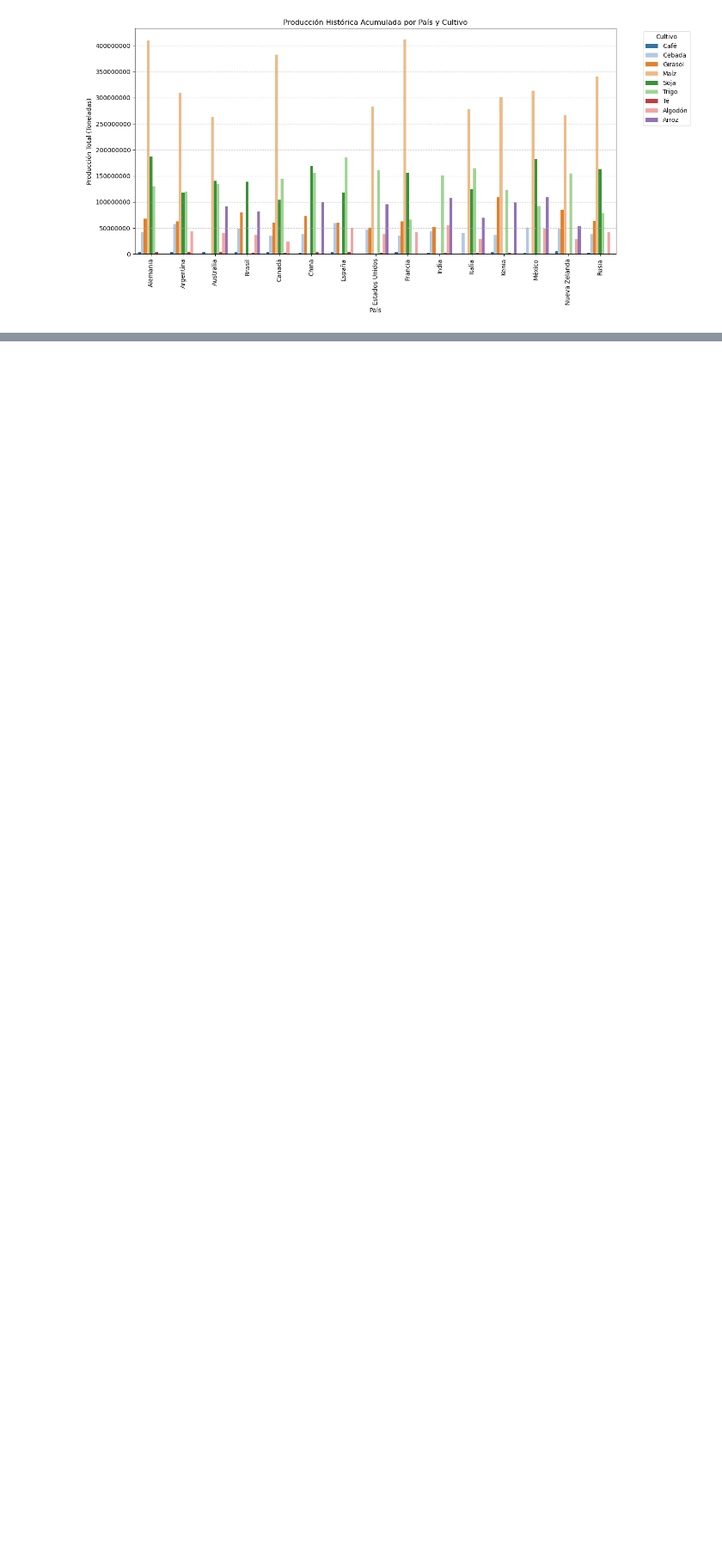
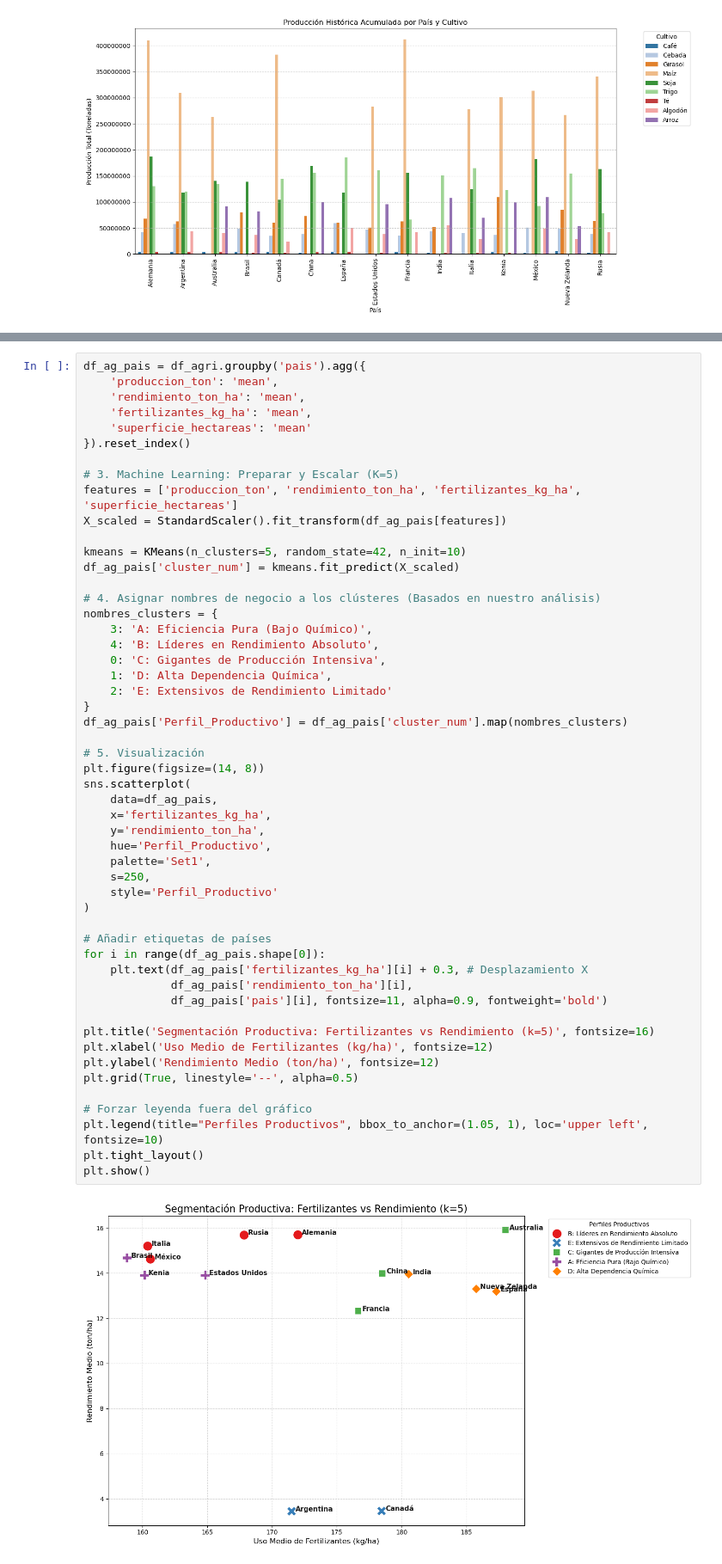
Before and after one commit to ccp0897/Agricultura-y-Ganader-a-Global, a Jupyter notebook: EDA_datosEstructurados.ipynb, the cells around one changed output, grey strips where cells are left out. Shown at 86% size. Drawn from its saved outputs; the diff is of its cells as text; blank space fills up the shorter version.

```diff
--- a/EDA_datosEstructurados.ipynb
+++ b/EDA_datosEstructurados.ipynb
@@ -285,0 +292,54 @@ plt.show()
+# %%
+df_ag_pais = df_agri.groupby('pais').agg({
+    'produccion_ton': 'mean',
+    'rendimiento_ton_ha': 'mean',
+    'fertilizantes_kg_ha': 'mean',
+    'superficie_hectareas': 'mean'
+}).reset_index()
+
+# 3. Machine Learning: Preparar y Escalar (K=5)
+features = ['produccion_ton', 'rendimiento_ton_ha', 'fertilizantes_kg_ha', 'superficie_hectareas']
+X_scaled = StandardScaler().fit_transform(df_ag_pais[features])
+
+kmeans = KMeans(n_clusters=5, random_state=42, n_init=10)
+df_ag_pais['cluster_num'] = kmeans.fit_predict(X_scaled)
+
+# 4. Asignar nombres de negocio a los clústeres (Basados en nuestro análisis)
+nombres_clusters = {
+    3: 'A: Eficiencia Pura (Bajo Químico)',
+    4: 'B: Líderes en Rendimiento Absoluto',
+    0: 'C: Gigantes de Producción Intensiva',
+    1: 'D: Alta Dependencia Química',
+    2: 'E: Extensivos de Rendimiento Limitado'
+}
+df_ag_pais['Perfil_Productivo'] = df_ag_pais['cluster_num'].map(nombres_clusters)
+
+# 5. Visualización
+plt.figure(figsize=(14, 8))
+sns.scatterplot(
+    data=df_ag_pais,
+    x='fertilizantes_kg_ha',
+    y='rendimiento_ton_ha',
+    hue='Perfil_Productivo',
+    palette='Set1',
+    s=250,
+    style='Perfil_Productivo'
+)
+
+# Añadir etiquetas de países
+for i in range(df_ag_pais.shape[0]):
+    plt.text(df_ag_pais['fertilizantes_kg_ha'][i] + 0.3, # Desplazamiento X
+             df_ag_pais['rendimiento_ton_ha'][i],
+             df_ag_pais['pais'][i], fontsize=11, alpha=0.9, fontweight='bold')
+
+plt.title('Segmentación Productiva: Fertilizantes vs Rendimiento (k=5)', fontsize=16)
+plt.xlabel('Uso Medio de Fertilizantes (kg/ha)', fontsize=12)
+plt.ylabel('Rendimiento Medio (ton/ha)', fontsize=12)
+plt.grid(True, linestyle='--', alpha=0.5)
+
+# Forzar leyenda fuera del gráfico
+plt.legend(title="Perfiles Productivos", bbox_to_anchor=(1.05, 1), loc='upper left', fontsize=10)
+plt.tight_layout()
+plt.show()
+# %% [output]
+[figure, added]
```
Also changed, not shown: parts of 17 cells of this notebook.
